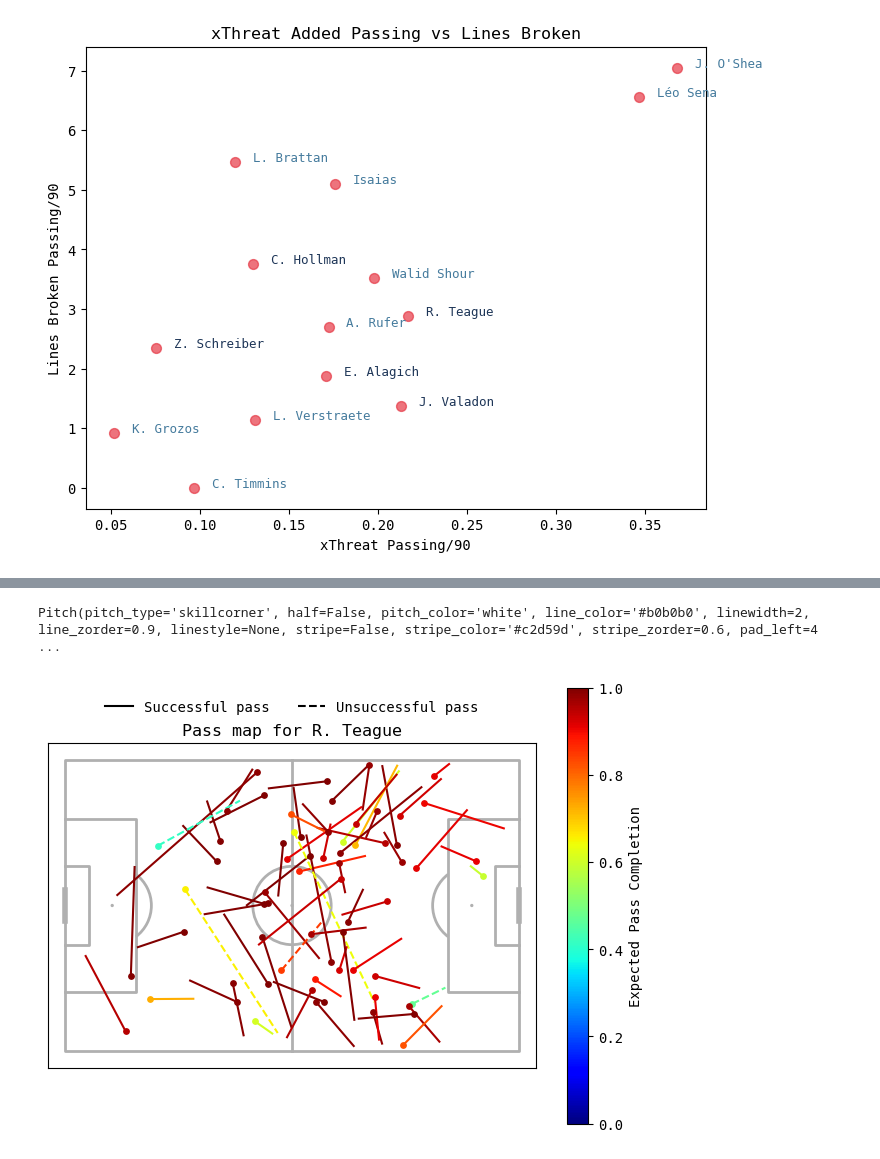
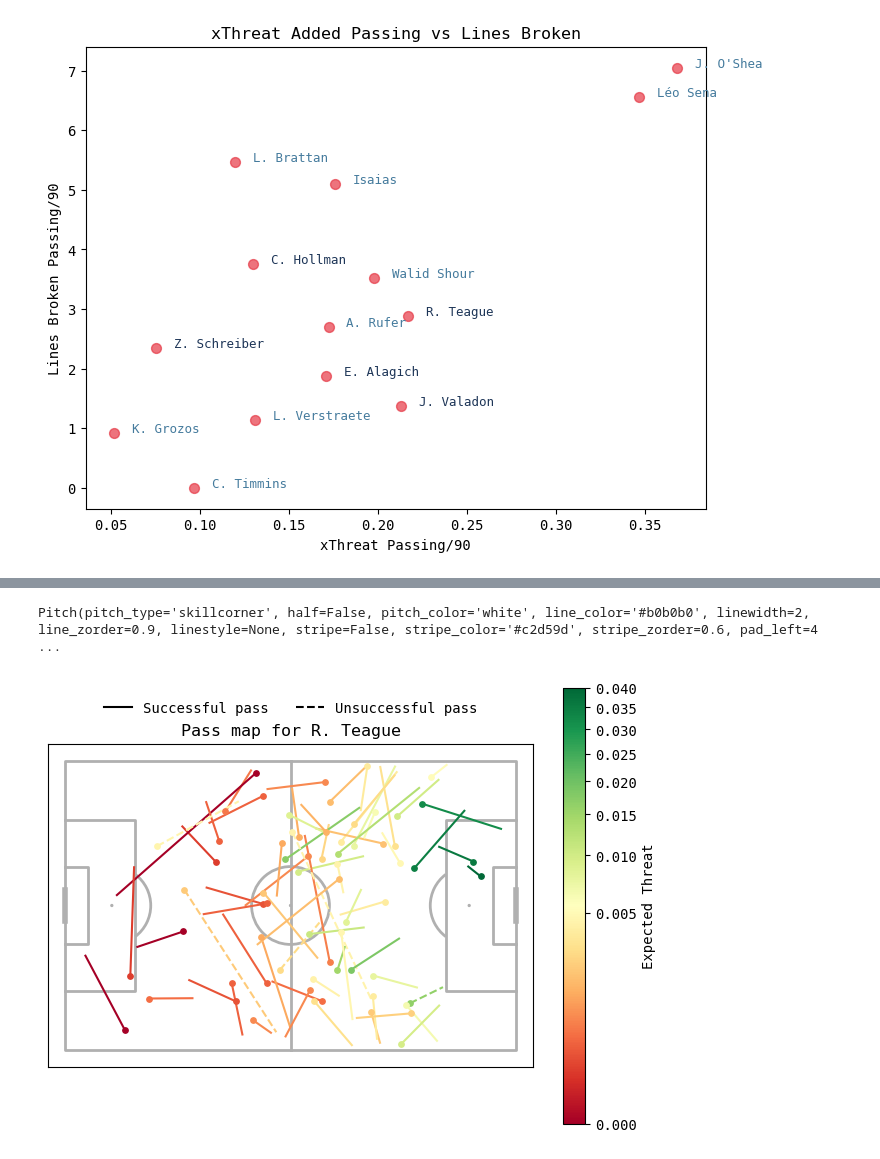
Before and after one commit to nkrackeler30/ASIProj, a Jupyter notebook: Data/ASIProj.ipynb, the cells around one changed output, grey strips where cells are left out. Saved outputs shown, nothing was run; the diff lists cells and outputs as text; code cells hidden in the pictures.

```diff
--- a/Data/ASIProj.ipynb
+++ b/Data/ASIProj.ipynb
@@ -1384,7 +1404,7 @@ Pitch(pitch_type='skillcorner', half=False, pitch_color='white', line_color='#b0
 # %%
-obj = PassingStats(df).get_xpass_viz(157294)
+obj = ASIProjViz(df).get_xthreat_map_viz(157294)
 
 obj
 # %% [output]
 Pitch(pitch_type='skillcorner', half=False, pitch_color='white', line_color='#b0b0b0', linewidth=2, line_zorder=0.9, linestyle=None, stripe=False, stripe_color='#c2d59d', stripe_zorder=0.6, pad_left=4 ...
-[figure, old version]
+[figure, new version]
```
Also changed, not shown: parts of 7 cells of this notebook.
